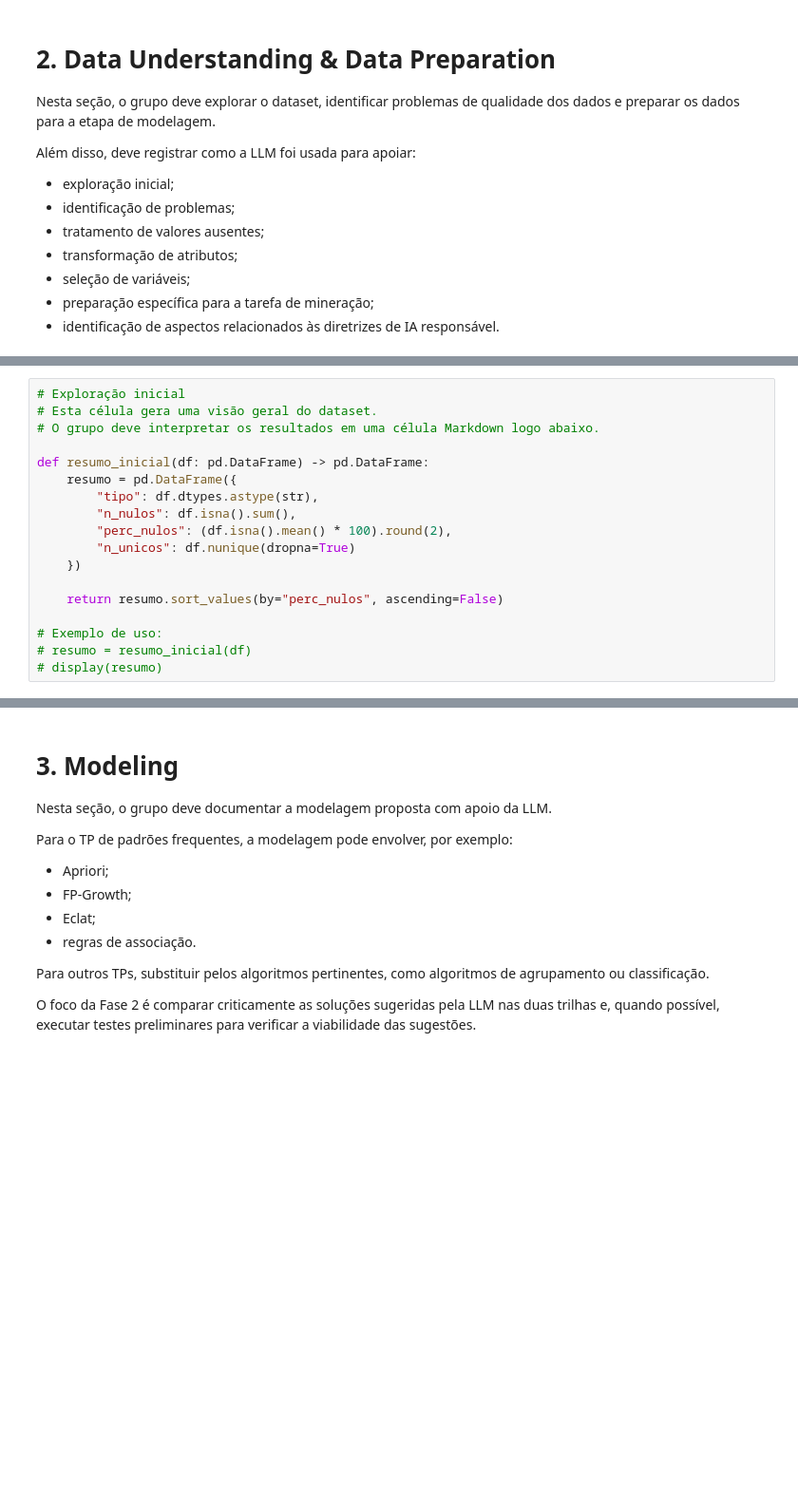
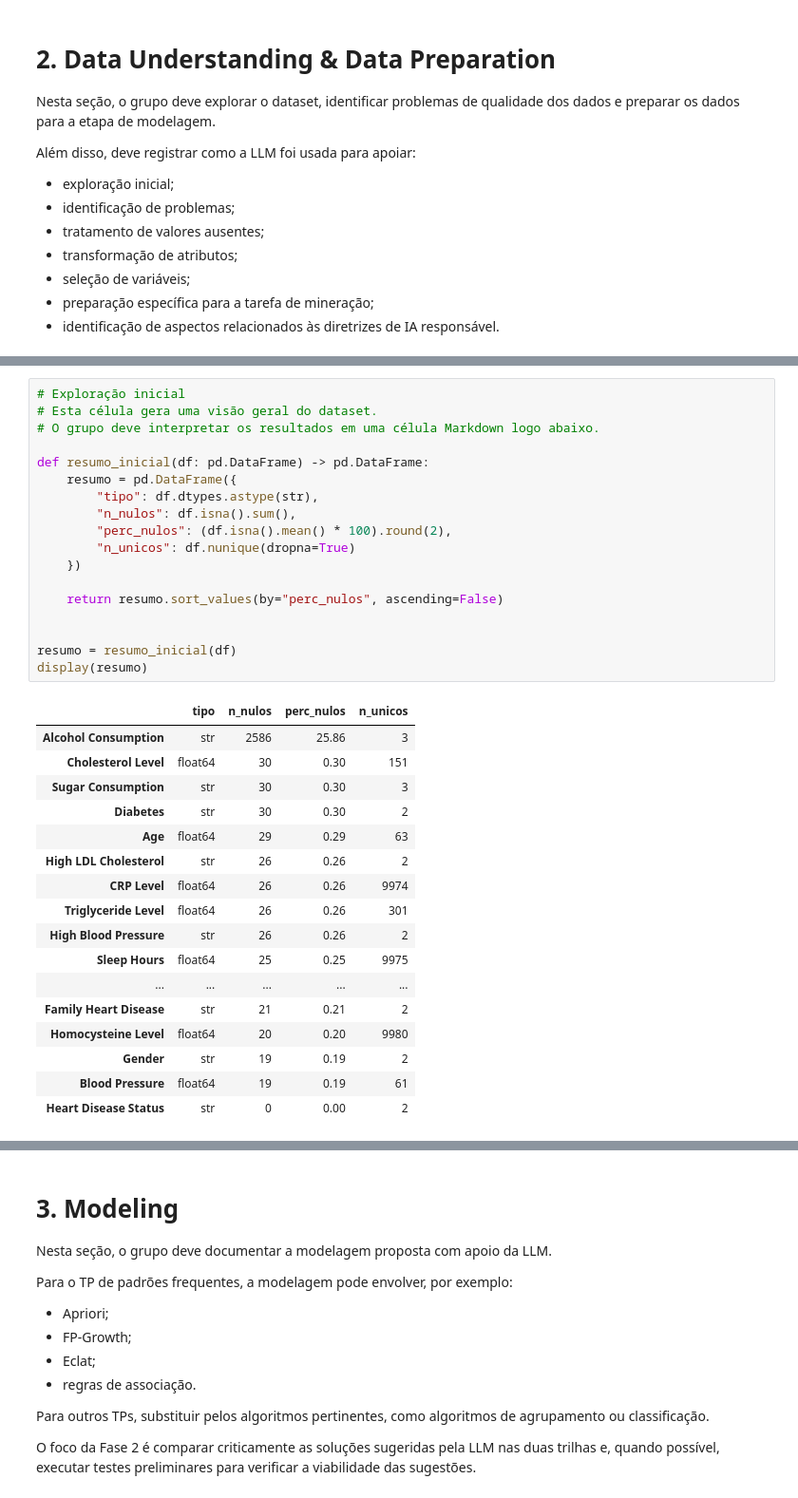
Before and after one commit to carolinabarcellos/TP-3-Mineracao, a Jupyter notebook: TP3_Fase2_Grupo1.ipynb, the cells around one changed output, grey strips where cells are left out. Shown at 95% size. Saved outputs shown, nothing was run; the diff lists cells and outputs as text; blank space fills up the shorter version.

```diff
--- a/TP3_Fase2_Grupo1.ipynb
+++ b/TP3_Fase2_Grupo1.ipynb
@@ -386,21 +410,39 @@ def verificar_restricoes_dataset(df: pd.DataFrame) -> None:
 # %%
 # Exploração inicial
 # Esta célula gera uma visão geral do dataset.
 # O grupo deve interpretar os resultados em uma célula Markdown logo abaixo.
 
 def resumo_inicial(df: pd.DataFrame) -> pd.DataFrame:
     resumo = pd.DataFrame({
         "tipo": df.dtypes.astype(str),
         "n_nulos": df.isna().sum(),
         "perc_nulos": (df.isna().mean() * 100).round(2),
         "n_unicos": df.nunique(dropna=True)
     })
 
     return resumo.sort_values(by="perc_nulos", ascending=False)
 
-# Exemplo de uso:
-# resumo = resumo_inicial(df)
-# display(resumo)
+
+resumo = resumo_inicial(df)
+display(resumo)
+# %% [output]
+|  | tipo | n_nulos | perc_nulos | n_unicos |
+| Alcohol Consumption | str | 2586 | 25.86 | 3 |
+| Cholesterol Level | float64 | 30 | 0.30 | 151 |
+| Sugar Consumption | str | 30 | 0.30 | 3 |
+| Diabetes | str | 30 | 0.30 | 2 |
+| Age | float64 | 29 | 0.29 | 63 |
+| High LDL Cholesterol | str | 26 | 0.26 | 2 |
+| CRP Level | float64 | 26 | 0.26 | 9974 |
+| Triglyceride Level | float64 | 26 | 0.26 | 301 |
+| High Blood Pressure | str | 26 | 0.26 | 2 |
+| Sleep Hours | float64 | 25 | 0.25 | 9975 |
+| ... | ... | ... | ... | ... |
+| Family Heart Disease | str | 21 | 0.21 | 2 |
+| Homocysteine Level | float64 | 20 | 0.20 | 9980 |
+| Gender | str | 19 | 0.19 | 2 |
+| Blood Pressure | float64 | 19 | 0.19 | 61 |
+| Heart Disease Status | str | 0 | 0.00 | 2 |
 # %%
 # Estatísticas descritivas
 # O objetivo é separar análise de variáveis numéricas e categóricas.
```
Also changed, not shown: parts of 26 cells of this notebook.
